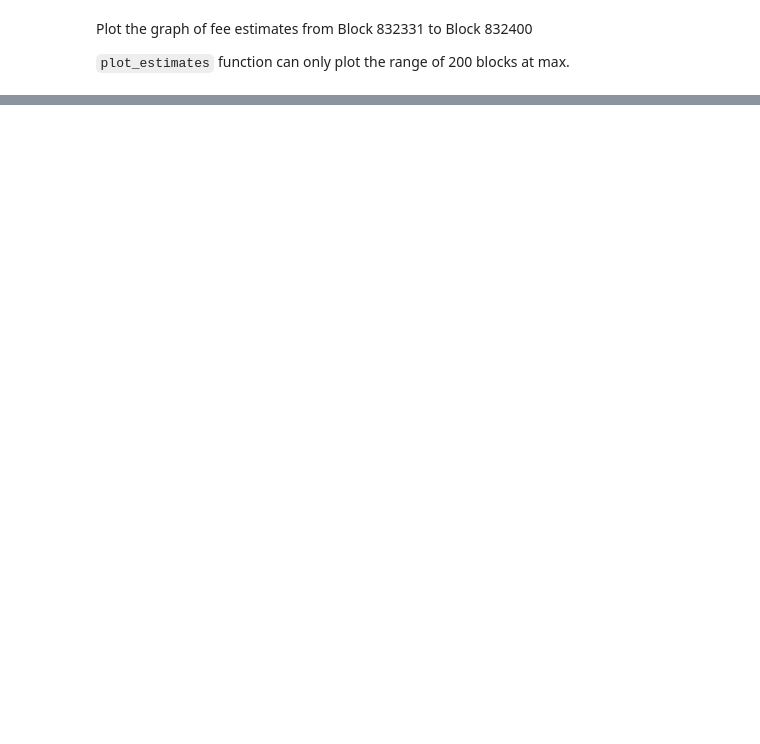
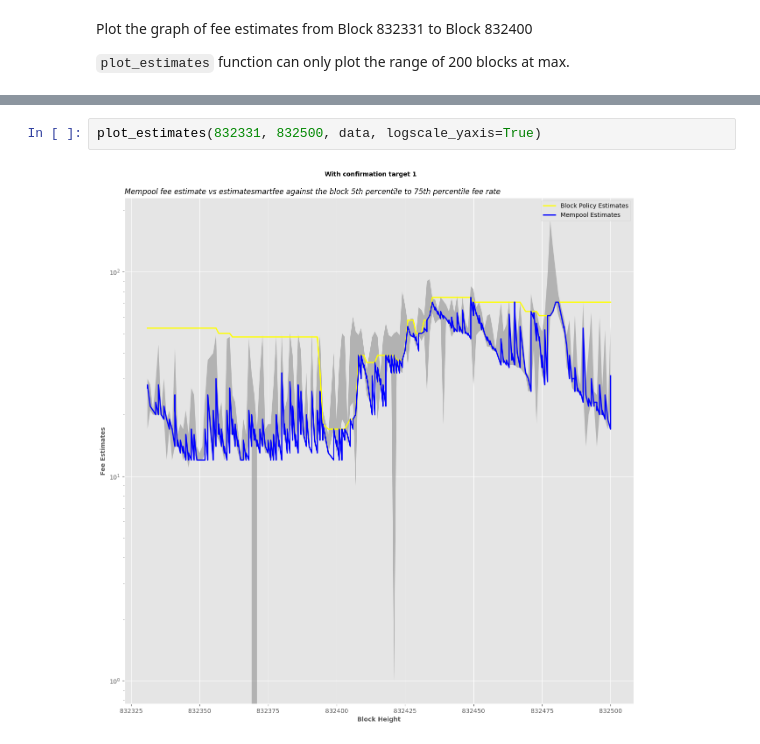
Before and after one commit to ismaelsadeeq/fee-estimates-analysis, a Jupyter notebook: analyse_estimates.ipynb, the cells around one changed output, grey strips where cells are left out. Drawn from its saved outputs; the diff is of its cells as text; blank space fills up the shorter version.

Commit message:
[feat]: analyse pr 30157 fee estimates data

```diff
--- a/analyse_estimates.ipynb
+++ b/analyse_estimates.ipynb
@@ -36,0 +33,4 @@ TypeError: plot_estimates() got an unexpected keyword argument 'logscale_yaxis'
+# %%
+plot_estimates(832331, 832500, data, logscale_yaxis=True)
+# %% [output]
+[figure, added]
```
Also changed, not shown: parts of 3 cells of this notebook, 4 other files.
